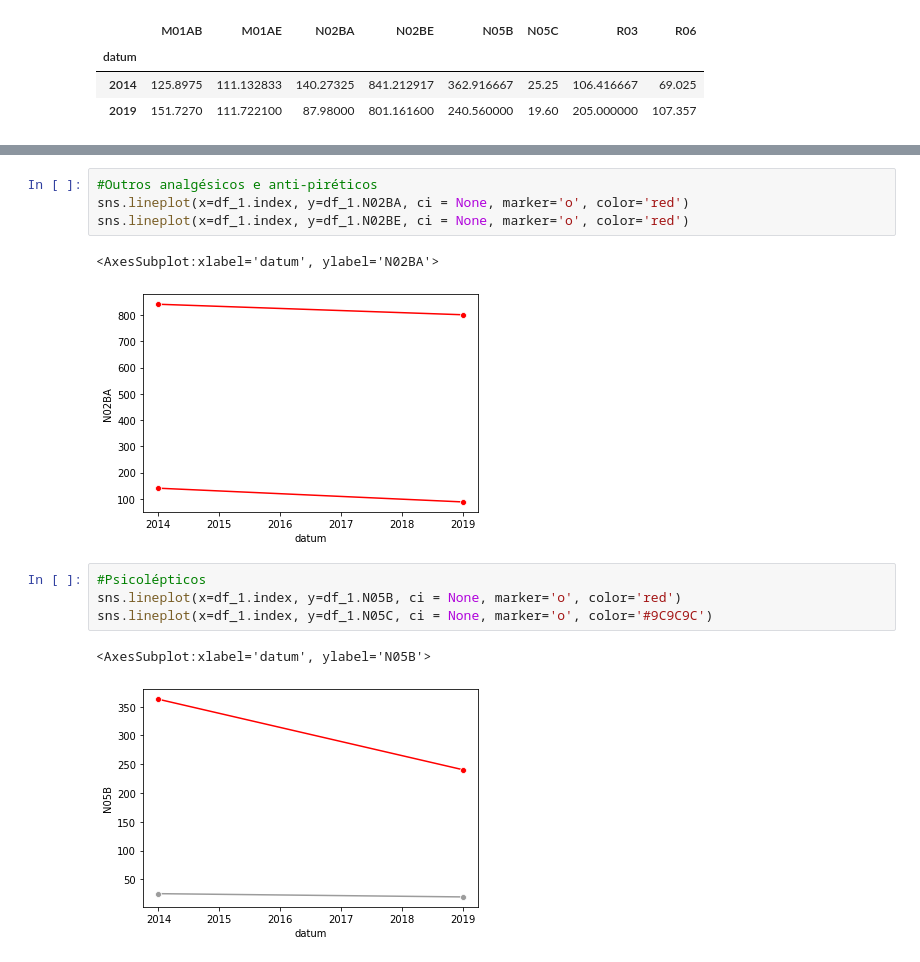
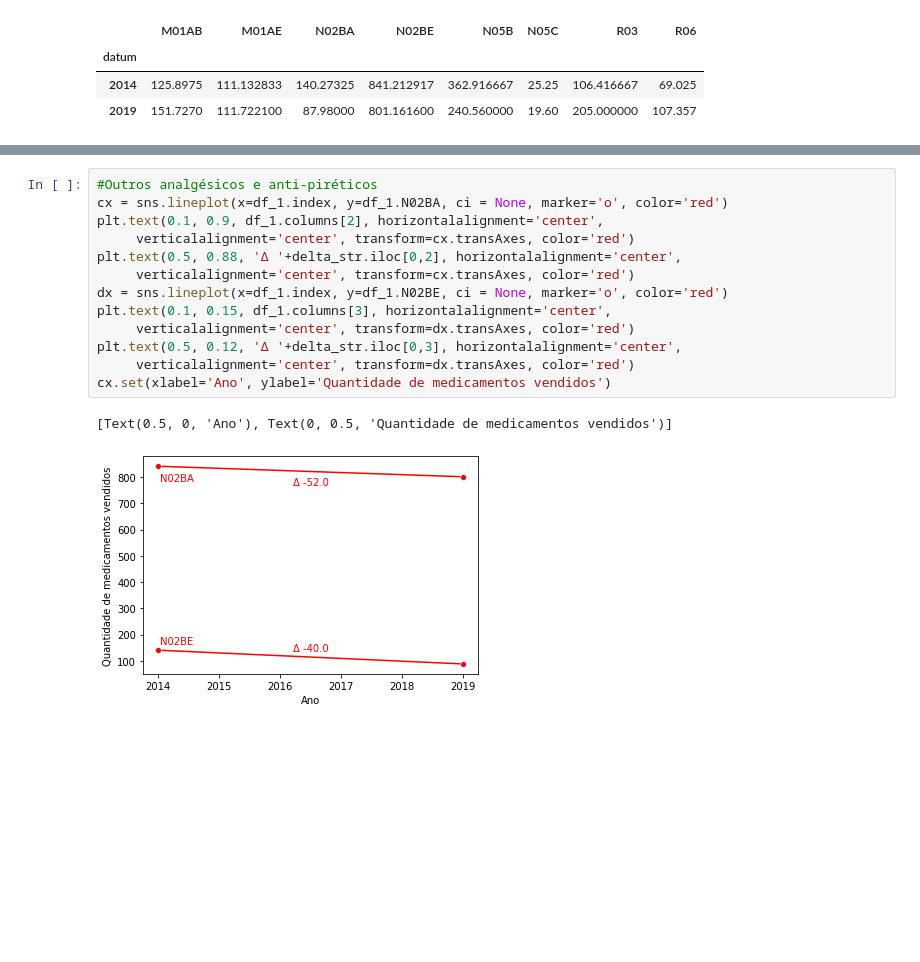
Before and after one commit to ailafelixa/EDA-Pharmaceutical-Sales, a Jupyter notebook: pharma-sales-analysis.ipynb, the cells around one changed output, grey strips where cells are left out. Cells and saved outputs as stored; diff of their text form; blank space fills up the shorter version.

```diff
--- a/pharma-sales-analysis.ipynb
+++ b/pharma-sales-analysis.ipynb
@@ -119,14 +126,16 @@ sns.lineplot(x=df_1.index, y=df_1.M01AE, ci = None, marker='o', color='#9C9C9C')
-# %%
-#Outros analgésicos e anti-piréticos
-sns.lineplot(x=df_1.index, y=df_1.N02BA, ci = None, marker='o', color='red')
-sns.lineplot(x=df_1.index, y=df_1.N02BE, ci = None, marker='o', color='red')
-# %% [output]
-<AxesSubplot:xlabel='datum', ylabel='N02BA'>
-[figure, removed]
-# %%
-#Psicolépticos
-sns.lineplot(x=df_1.index, y=df_1.N05B, ci = None, marker='o', color='red')
-sns.lineplot(x=df_1.index, y=df_1.N05C, ci = None, marker='o', color='#9C9C9C')
-# %% [output]
-<AxesSubplot:xlabel='datum', ylabel='N05B'>
-[figure, removed]
+# %%
+#Outros analgésicos e anti-piréticos
+cx = sns.lineplot(x=df_1.index, y=df_1.N02BA, ci = None, marker='o', color='red')
+plt.text(0.1, 0.9, df_1.columns[2], horizontalalignment='center',
+     verticalalignment='center', transform=cx.transAxes, color='red')
+plt.text(0.5, 0.88, 'Δ '+delta_str.iloc[0,2], horizontalalignment='center',
+     verticalalignment='center', transform=cx.transAxes, color='red')
+dx = sns.lineplot(x=df_1.index, y=df_1.N02BE, ci = None, marker='o', color='red')
+plt.text(0.1, 0.15, df_1.columns[3], horizontalalignment='center',
+     verticalalignment='center', transform=dx.transAxes, color='red')
+plt.text(0.5, 0.12, 'Δ '+delta_str.iloc[0,3], horizontalalignment='center',
+     verticalalignment='center', transform=dx.transAxes, color='red')
+cx.set(xlabel='Ano', ylabel='Quantidade de medicamentos vendidos')
+# %% [output]
+[Text(0.5, 0, 'Ano'), Text(0, 0.5, 'Quantidade de medicamentos vendidos')]
+[figure, added]
```
Also changed, not shown: parts of 7 cells of this notebook.
